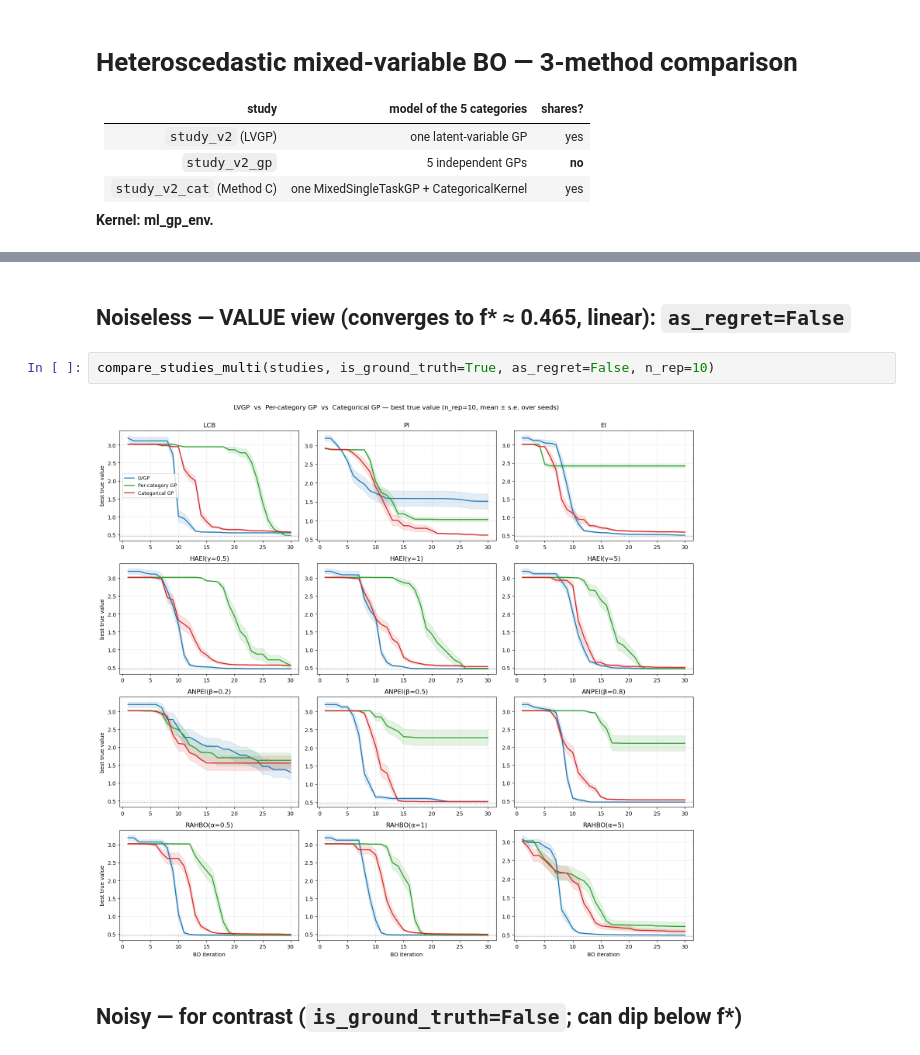
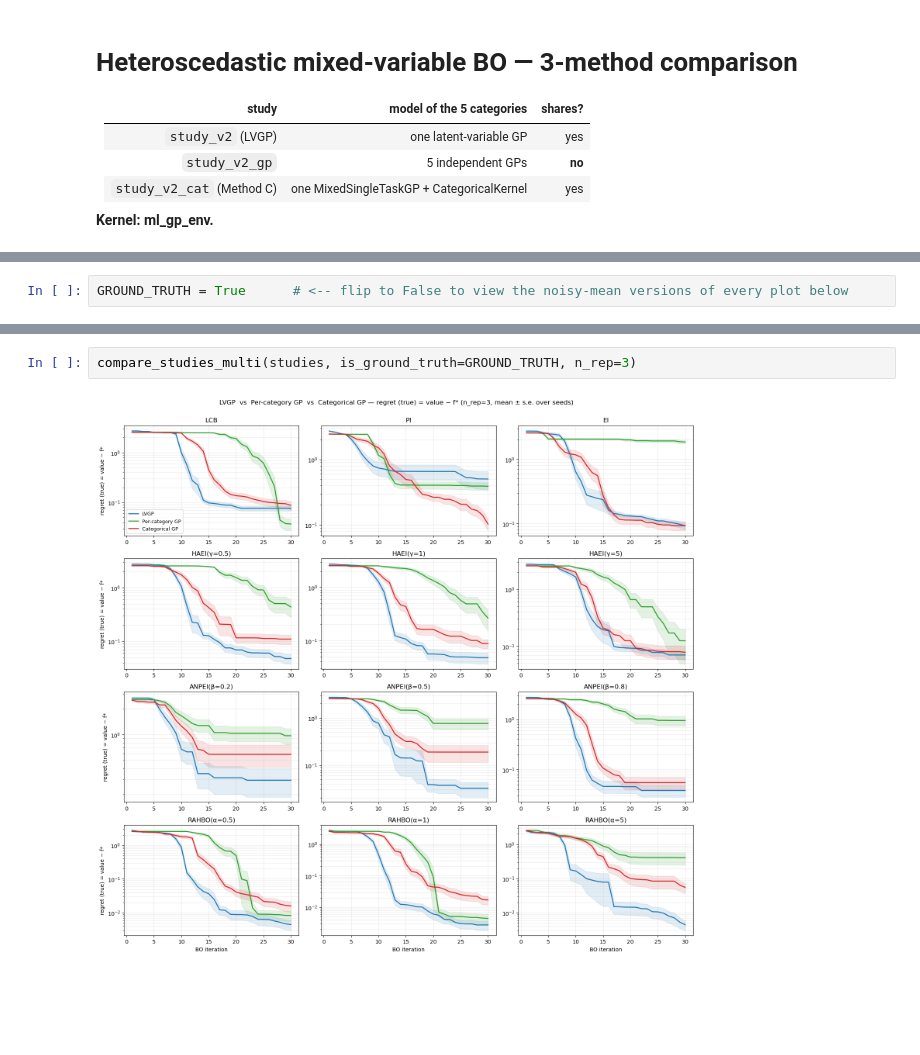
Before and after one commit to Chris1504-fdz/heter_lvgp, a Jupyter notebook: compare_methods.ipynb, the cells around one changed output, grey strips where cells are left out. Cells and saved outputs as stored; diff of their text form; blank space fills up the shorter version.

Commit message:
ground truth for comparing all

```diff
--- a/compare_methods.ipynb
+++ b/compare_methods.ipynb
@@ -30 +34,3 @@ print({lab: len(s.runs) for s, lab in studies}, "runs | f* =", round(problem.gro
+# %%
+GROUND_TRUTH = True      # <-- flip to False to view the noisy-mean versions of every plot below
 # %% [markdown]
@@ -61,10 +69,6 @@ compare_studies_multi(studies, is_ground_truth=True, as_regret=True, n_rep=10)
 # %% [output]
 [figure]
-# %% [markdown]
-## Noiseless — VALUE view (converges to f\* ≈ 0.465, linear): `as_regret=False`
 # %%
-compare_studies_multi(studies, is_ground_truth=True, as_regret=False, n_rep=10)
+compare_studies_multi(studies, is_ground_truth=GROUND_TRUTH, n_rep=3)
 # %% [output]
-[figure, old version]
+[figure, new version]
-# %% [markdown]
-## Noisy — for contrast (`is_ground_truth=False`; can dip below f\*)
```
Also changed, not shown: parts of 14 cells of this notebook, 3 other files.
